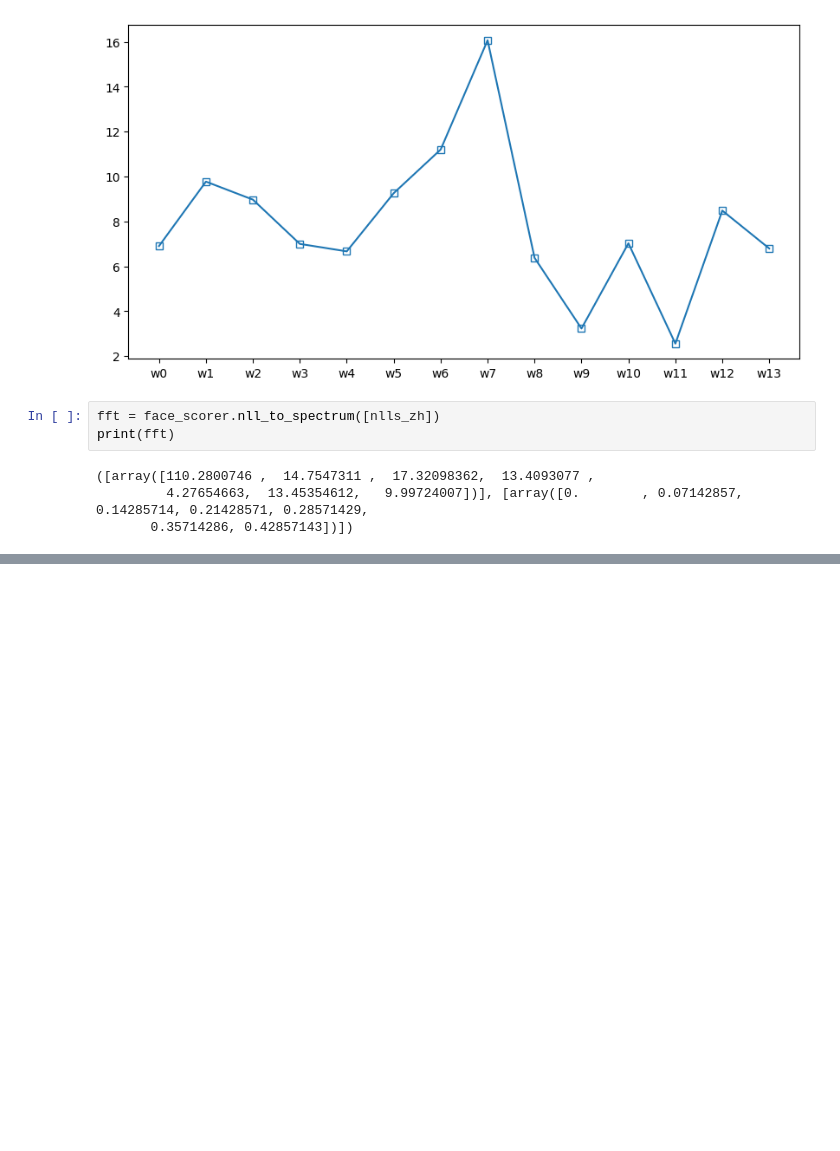
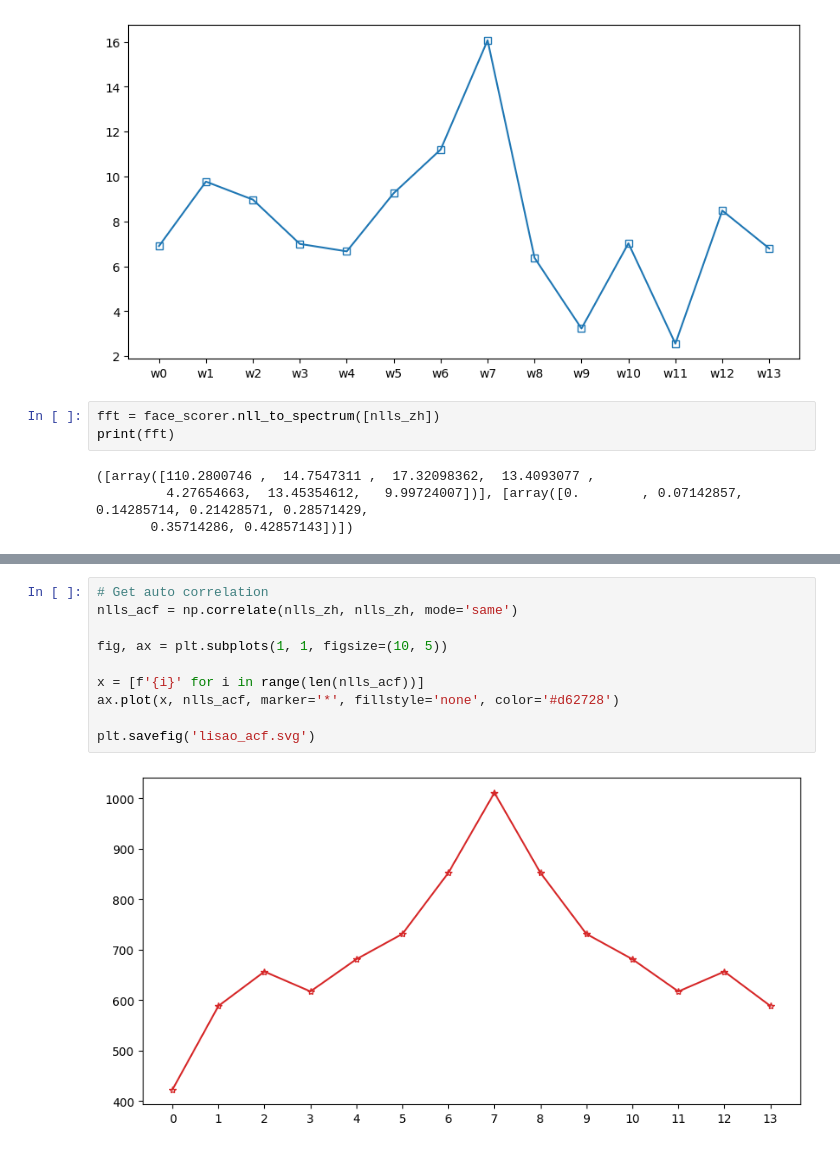
Before and after one commit to CLCS-SUSTech/FACEScore, a Jupyter notebook: test_multisents.ipynb, the cells around one changed output, grey strips where cells are left out. Drawn from its saved outputs; the diff is of its cells as text; blank space fills up the shorter version.

```diff
--- a/test_multisents.ipynb
+++ b/test_multisents.ipynb
@@ -137,0 +141,12 @@ print(1/0.15)
+# %%
+# Get auto correlation
+nlls_acf = np.correlate(nlls_zh, nlls_zh, mode='same')
+
+fig, ax = plt.subplots(1, 1, figsize=(10, 5))
+
+x = [f'{i}' for i in range(len(nlls_acf))]
+ax.plot(x, nlls_acf, marker='*', fillstyle='none', color='#d62728')
+
+plt.savefig('lisao_acf.svg')
+# %% [output]
+[figure, added]
```
Also changed, not shown: parts of 3 cells of this notebook.
